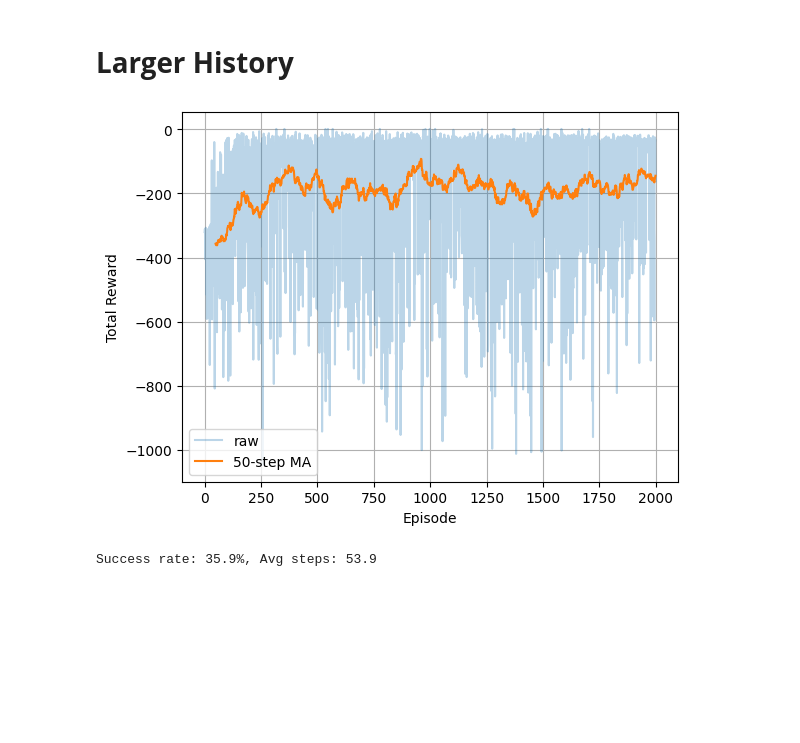
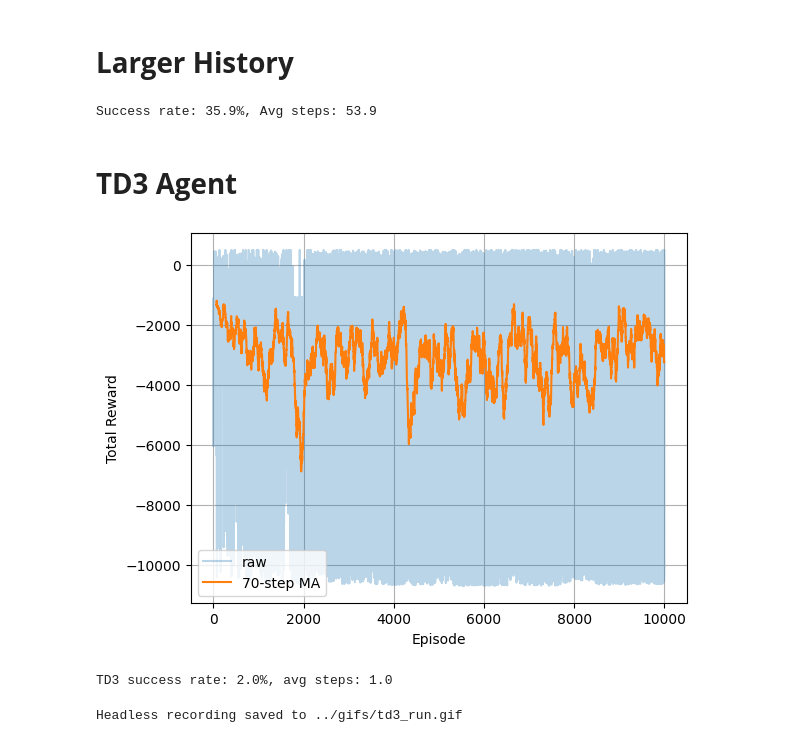
Before and after one commit to eirivarn/auv-rl-project, a Jupyter notebook: notebooks/realistic_notebook.ipynb, the cells around one changed output. Saved outputs shown, nothing was run; the diff lists cells and outputs as text; code cells hidden in the pictures; blank space fills up the shorter version.

```diff
--- a/notebooks/realistic_notebook.ipynb
+++ b/notebooks/realistic_notebook.ipynb
@@ -176,11 +177,49 @@ rewards = train_dqn(
     max_steps   = 300
 )
 
-plot_rewards(rewards, window=50)
+plot_rewards(rewards, window=70)
-# %% [output]
-[figure, removed]
 # %%
 sr, avg_steps = evaluate_agent(env, enhanced_agent, episodes=1000, max_steps=200)
 print(f"Success rate: {sr*100:.1f}%, Avg steps: {avg_steps:.1f}")
 # %% [output]
 Success rate: 35.9%, Avg steps: 53.9
+# %% [markdown]
+# **TD3 Agent**
+# %%
+continous_env  = realisticAUVEnv(
+    grid_size=(200,200),
+    resolution=0.05,
+    docks=1,
+    dock_radius=0.5,
+    use_history=True,
+    history_length=4,
+    window_size=(800,600),
+    mass=1.0,
+    drag_coef=0.8,
+    dt=0.1,
+    discrete_actions=False,
+    use_continuous_reward=True,
+    slow_step_penalty      = 0.01,
+    action_penalty_coeff   =  0.01,
+    progress_coeff         =  2.0,
+    dock_reward            = 500.0
+)
+
+td3_agent = TD3Agent(continous_env)
+
+rewards = train_td3(continous_env, td3_agent, episodes=10000, max_steps=1000)
+
+# plot the learning curve
+plot_rewards(rewards, window=70)
+# %% [output]
+[figure, added]
+# %%
+# evaluate
+success_rate, avg_steps = evaluate_agent(continous_env, td3_agent, episodes=100, max_steps=300)
+print(f"TD3 success rate: {success_rate*100:.1f}%, avg steps: {avg_steps:.1f}")
+# %% [output]
+TD3 success rate: 2.0%, avg steps: 1.0
+# %%
+record_headless(continous_env, td3_agent, out_path="../gifs/td3_run.gif", max_steps=500, fps=30)
+# %% [output]
+Headless recording saved to ../gifs/td3_run.gif
```
Also changed, not shown: parts of 5 cells of this notebook, 7 other files.
